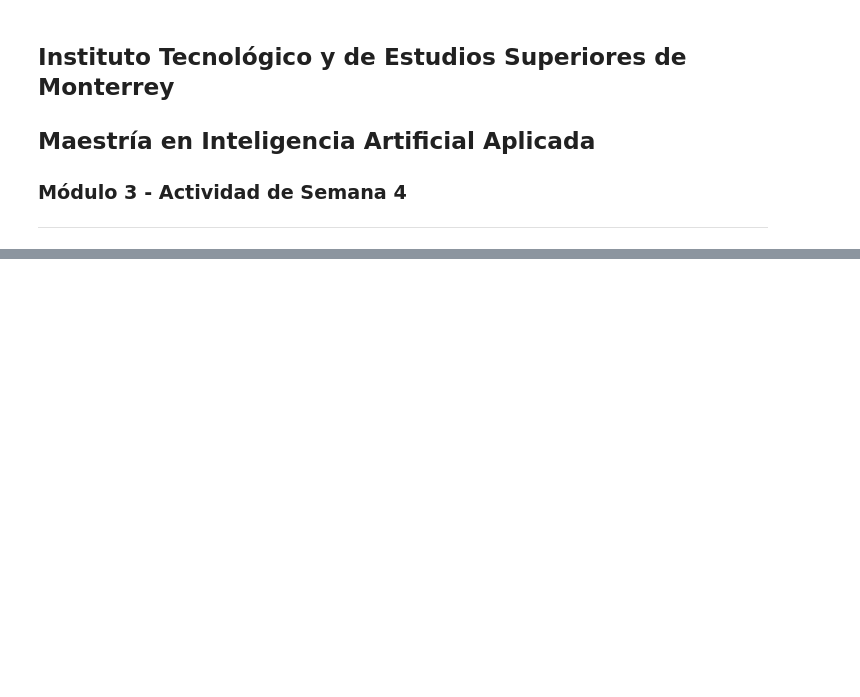
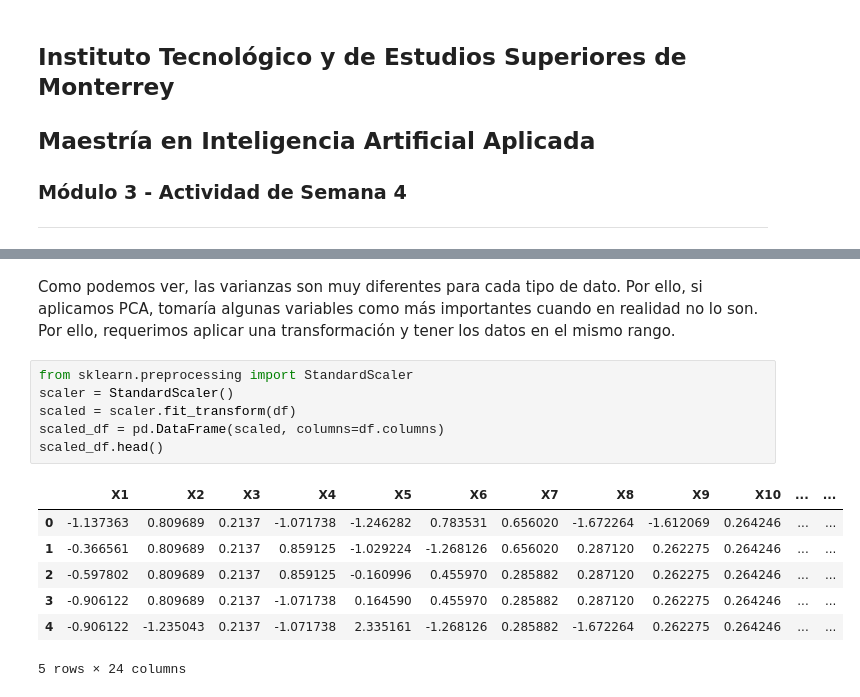
Before and after one commit to PosgradoMNA/actividades-del-projecto-equipo70, a Jupyter notebook: Semana4_5to11Oct/Módulo3_ActividadSemana4.ipynb, the cells around one changed output, grey strips where cells are left out. Cells and saved outputs as stored; diff of their text form; blank space fills up the shorter version.

```diff
--- a/Semana4_5to11Oct/Módulo3_ActividadSemana4.ipynb
+++ b/Semana4_5to11Oct/Módulo3_ActividadSemana4.ipynb
@@ -30,0 +120,16 @@
+# %% [markdown]
+Como podemos ver, las varianzas son muy diferentes para cada tipo de dato. Por ello, si aplicamos PCA, tomaría algunas variables como más importantes cuando en realidad no lo son. Por ello, requerimos aplicar una transformación y tener los datos en el mismo rango.
+# %%
+from sklearn.preprocessing import StandardScaler
+scaler = StandardScaler()
+scaled = scaler.fit_transform(df)
+scaled_df = pd.DataFrame(scaled, columns=df.columns)
+scaled_df.head()
+# %% [output]
+|  | X1 | X2 | X3 | X4 | X5 | X6 | X7 | X8 | X9 | X10 | ... | ... |
+| 0 | -1.137363 | 0.809689 | 0.2137 | -1.071738 | -1.246282 | 0.783531 | 0.656020 | -1.672264 | -1.612069 | 0.264246 | ... | ... |
+| 1 | -0.366561 | 0.809689 | 0.2137 | 0.859125 | -1.029224 | -1.268126 | 0.656020 | 0.287120 | 0.262275 | 0.264246 | ... | ... |
+| 2 | -0.597802 | 0.809689 | 0.2137 | 0.859125 | -0.160996 | 0.455970 | 0.285882 | 0.287120 | 0.262275 | 0.264246 | ... | ... |
+| 3 | -0.906122 | 0.809689 | 0.2137 | -1.071738 | 0.164590 | 0.455970 | 0.285882 | 0.287120 | 0.262275 | 0.264246 | ... | ... |
+| 4 | -0.906122 | -1.235043 | 0.2137 | -1.071738 | 2.335161 | -1.268126 | 0.285882 | -1.672264 | 0.262275 | 0.264246 | ... | ... |
+5 rows × 24 columns
```
Also changed, not shown: parts of 22 cells of this notebook.
